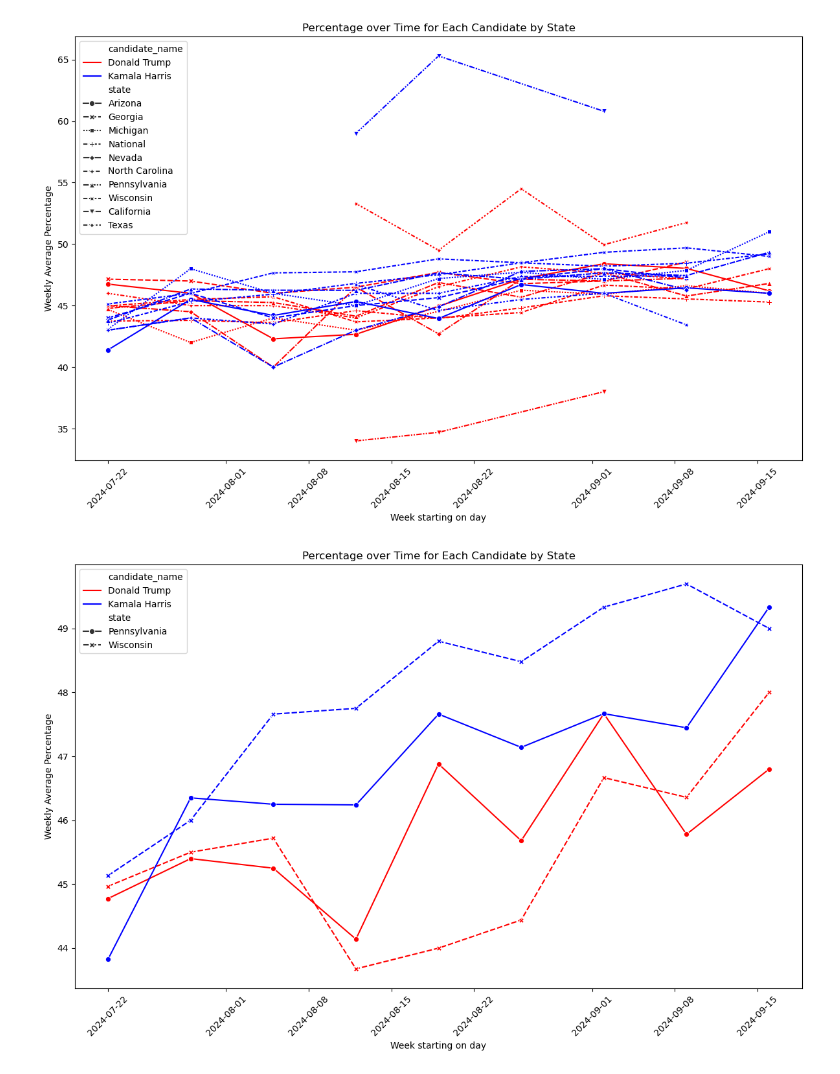
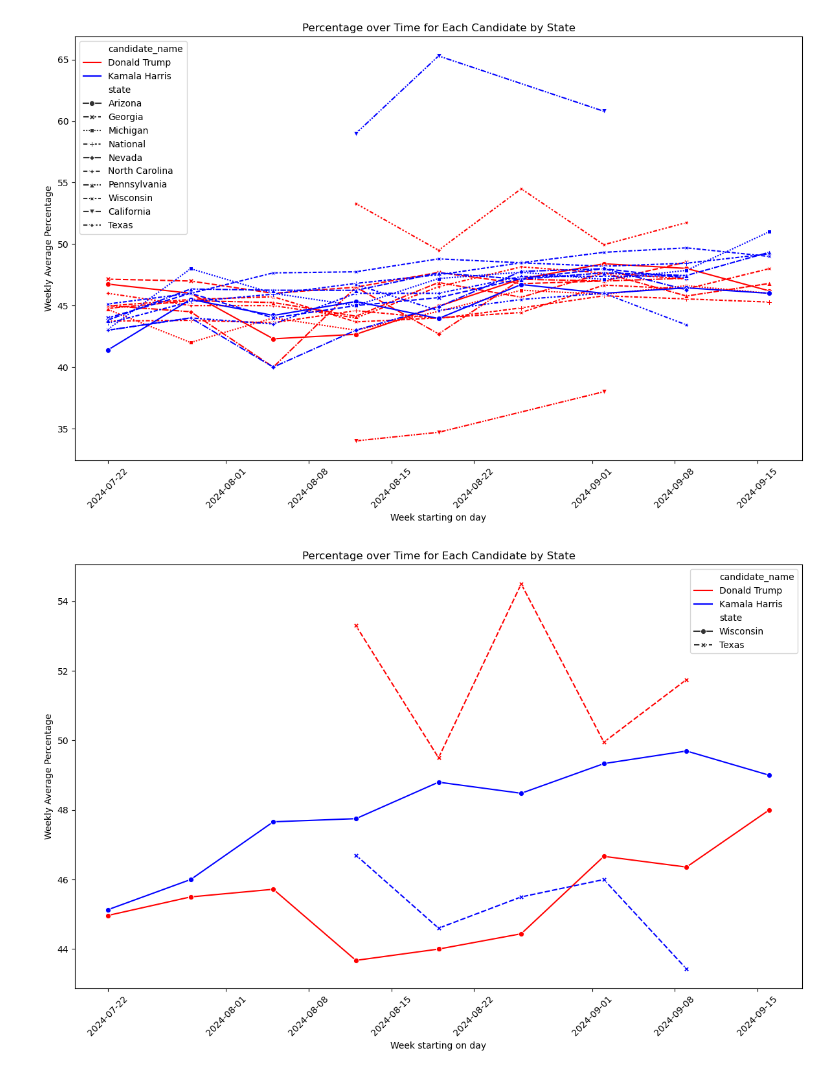
Before and after one commit to Victoria175969/Can-Kamala-Win-, a Jupyter notebook: data2024.ipynb, the cells around one changed output. Saved outputs shown, nothing was run; the diff lists cells and outputs as text; code cells hidden in the pictures.

```diff
--- a/data2024.ipynb
+++ b/data2024.ipynb
@@ -193,21 +193,21 @@ The `ci` parameter is deprecated. Use `errorbar=None` for the same effect.
 # %%
 #Pennsylvania & Wisconsin
 import datetime as dt
 #df['created_at'] = pd.to_datetime(df['created_at'])
 #df_sorted = df.sort_values(by='created_at',ascending=True)
 import matplotlib.pyplot as plt
 import seaborn as sns
 
 plt.figure(figsize=(12, 8))
 sns.set_palette(['red', 'blue'])
-sns.lineplot(data=weekly_averages[(weekly_averages['state'] == 'Pennsylvania') | (weekly_averages['state'] == 'Wisconsin')],x='week_start', y='pct', hue='candidate_name',style='state', markers=True)
+sns.lineplot(data=weekly_averages[(weekly_averages['state'] == 'Texas') | (weekly_averages['state'] == 'Wisconsin')],x='week_start', y='pct', hue='candidate_name',style='state', markers=True)
 plt.xlabel('Week starting on day')
 plt.ylabel('Weekly Average Percentage')
 plt.title('Percentage over Time for Each Candidate by State')
 plt.xticks(rotation=45)
 plt.tight_layout()
 plt.show()
 
 weekly_averages.to_csv('weekly_averages2024.csv', index=False)
 # %% [output]
-[figure, old version]
+[figure, new version]
```
Also changed, not shown: parts of 1 cell of this notebook, 5 other files.
